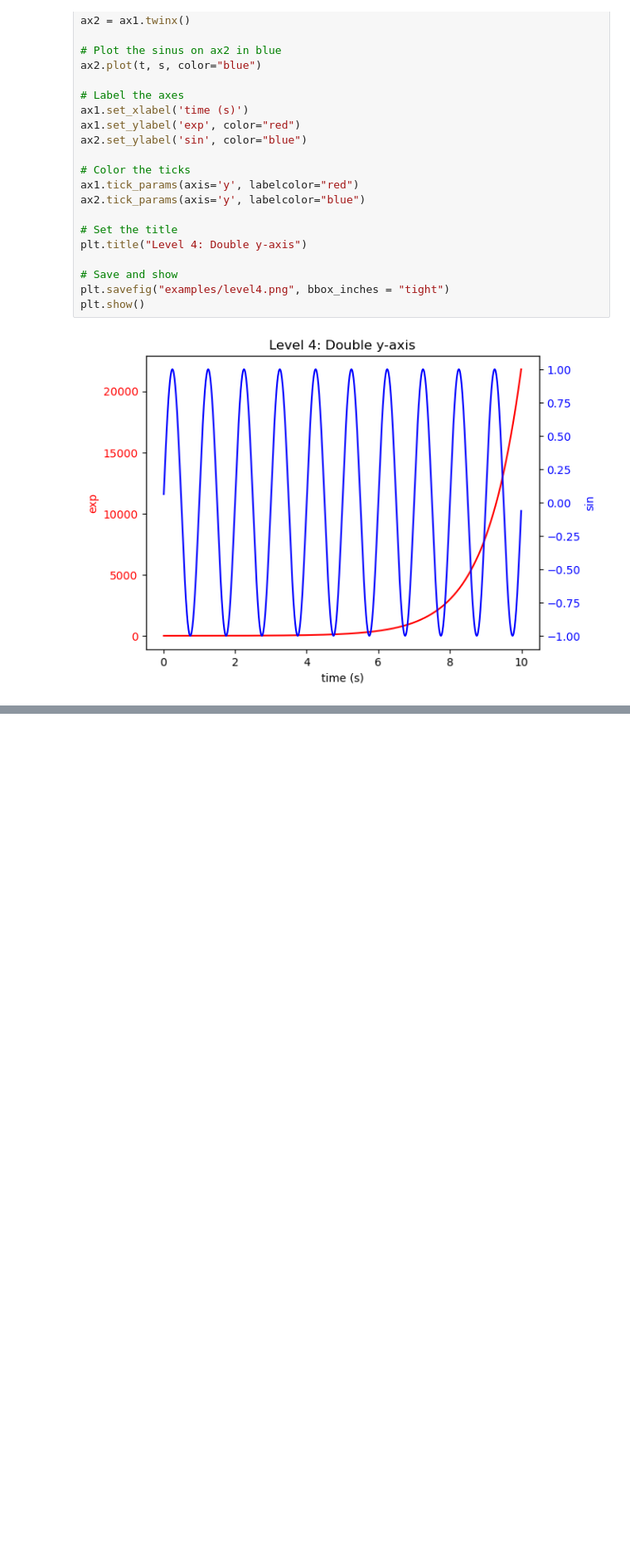
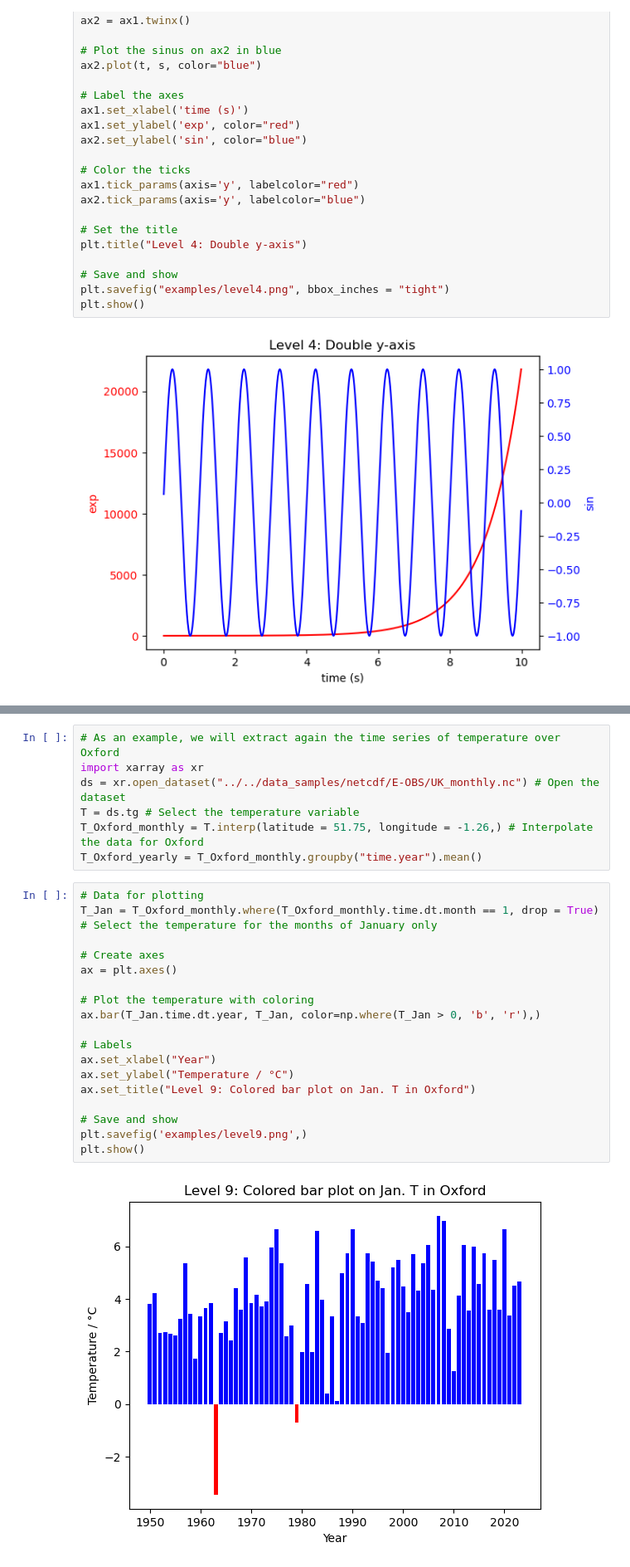
Before and after one commit to bobbyantonio/iecdt_environmental_data_analysis, a Jupyter notebook: course_notebooks/plot/matplotlib_solutions.ipynb, the cells around one changed output, grey strips where cells are left out. Shown: that part at 83% size. Cells and saved outputs as stored; diff of their text form; blank space fills up the shorter version.

```diff
--- a/course_notebooks/plot/matplotlib_solutions.ipynb
+++ b/course_notebooks/plot/matplotlib_solutions.ipynb
@@ -167,0 +235,27 @@ for label, ax in axs.items():
+# %%
+# As an example, we will extract again the time series of temperature over Oxford
+import xarray as xr
+ds = xr.open_dataset("../../data_samples/netcdf/E-OBS/UK_monthly.nc") # Open the dataset
+T = ds.tg # Select the temperature variable
+T_Oxford_monthly = T.interp(latitude = 51.75, longitude = -1.26,) # Interpolate the data for Oxford
+T_Oxford_yearly = T_Oxford_monthly.groupby("time.year").mean()
+# %%
+# Data for plotting
+T_Jan = T_Oxford_monthly.where(T_Oxford_monthly.time.dt.month == 1, drop = True) # Select the temperature for the months of January only
+
+# Create axes
+ax = plt.axes()
+
+# Plot the temperature with coloring
+ax.bar(T_Jan.time.dt.year, T_Jan, color=np.where(T_Jan > 0, 'b', 'r'),)
+
+# Labels
+ax.set_xlabel("Year")
+ax.set_ylabel("Temperature / °C")
+ax.set_title("Level 9: Colored bar plot on Jan. T in Oxford")
+
+# Save and show
+plt.savefig('examples/level9.png',)
+plt.show()
+# %% [output]
+[figure, added]
```
Also changed, not shown: parts of 6 cells of this notebook, 2 other files.
